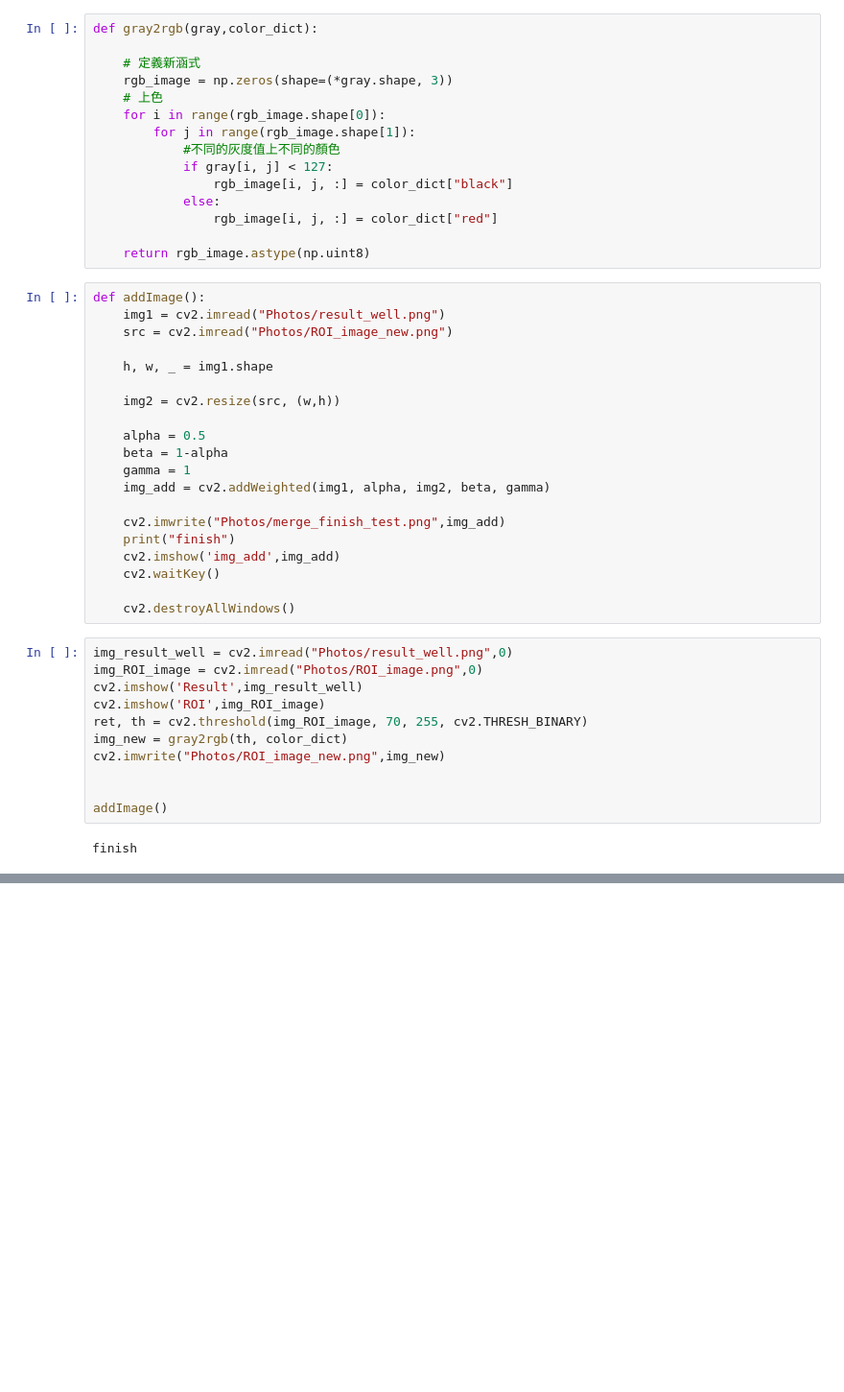
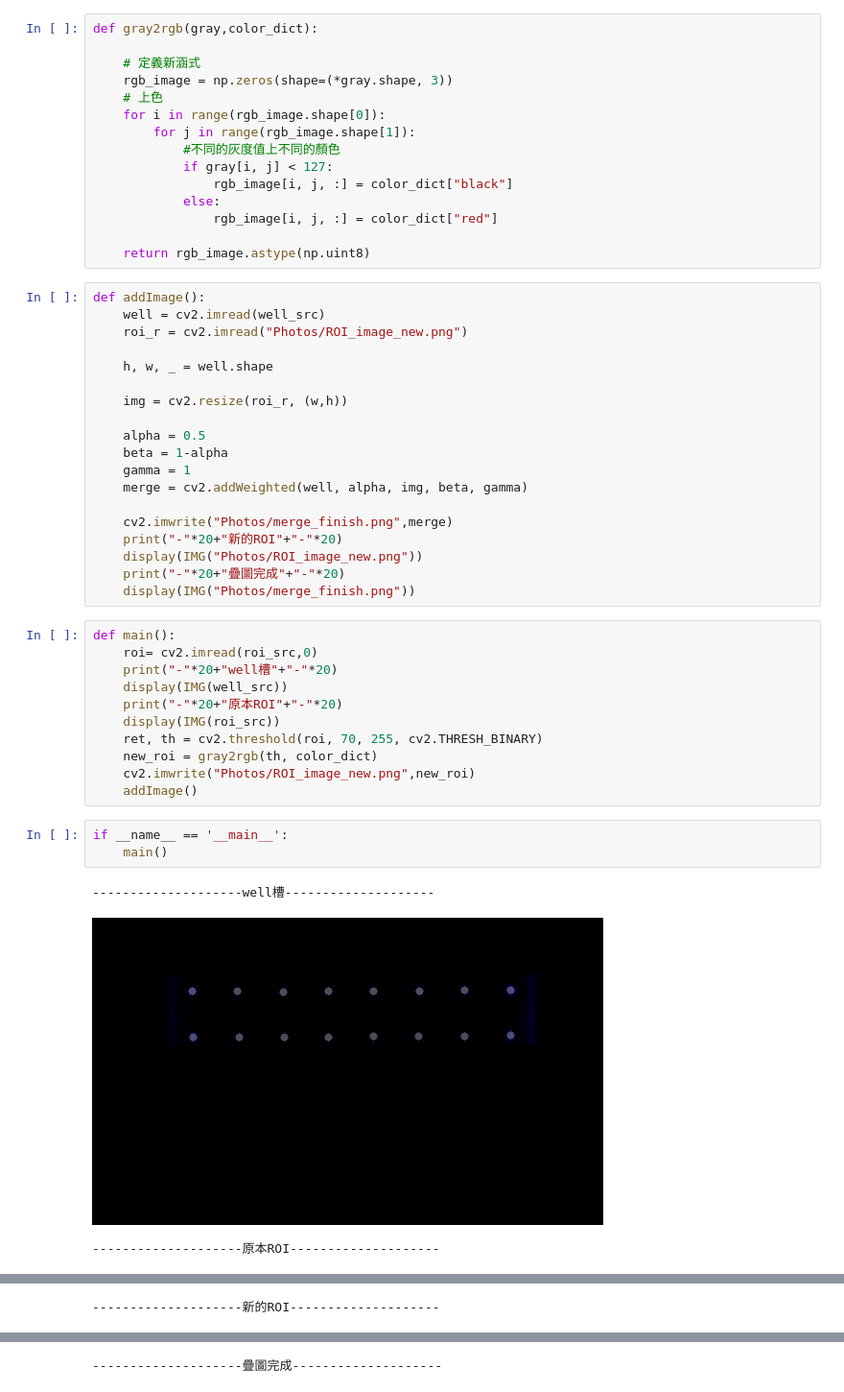
Before and after one commit to wwlouis00/autoupdate_chromeDriver, a Jupyter notebook: merge.ipynb, the cells around one changed output, grey strips where cells are left out. Shown at 96% size. Cells and saved outputs as stored; diff of their text form; blank space fills up the shorter version.

Commit message:
update result

```diff
--- a/merge.ipynb
+++ b/merge.ipynb
@@ -23,34 +31,38 @@ def gray2rgb(gray,color_dict):
     return rgb_image.astype(np.uint8)
 # %%
 def addImage():
-    img1 = cv2.imread("Photos/result_well.png")
-    src = cv2.imread("Photos/ROI_image_new.png")
+    well = cv2.imread(well_src)
+    roi_r = cv2.imread("Photos/ROI_image_new.png")
 
-    h, w, _ = img1.shape
+    h, w, _ = well.shape
 
-    img2 = cv2.resize(src, (w,h))
+    img = cv2.resize(roi_r, (w,h))
 
     alpha = 0.5
     beta = 1-alpha
     gamma = 1
-    img_add = cv2.addWeighted(img1, alpha, img2, beta, gamma)
+    merge = cv2.addWeighted(well, alpha, img, beta, gamma)
 
-    cv2.imwrite("Photos/merge_finish_test.png",img_add)
-    print("finish")
-    cv2.imshow('img_add',img_add)
-    cv2.waitKey()
-
-    cv2.destroyAllWindows()
+    cv2.imwrite("Photos/merge_finish.png",merge)
+    print("-"*20+"新的ROI"+"-"*20)
+    display(IMG("Photos/ROI_image_new.png"))
+    print("-"*20+"疊圖完成"+"-"*20)
+    display(IMG("Photos/merge_finish.png"))
 # %%
-img_result_well = cv2.imread("Photos/result_well.png",0)
-img_ROI_image = cv2.imread("Photos/ROI_image.png",0)
-cv2.imshow('Result',img_result_well)
-cv2.imshow('ROI',img_ROI_image)
-ret, th = cv2.threshold(img_ROI_image, 70, 255, cv2.THRESH_BINARY)
-img_new = gray2rgb(th, color_dict)
-cv2.imwrite("Photos/ROI_image_new.png",img_new)
-
-
-addImage()
+def main():
+    roi= cv2.imread(roi_src,0)
+    print("-"*20+"well槽"+"-"*20)
+    display(IMG(well_src))
+    print("-"*20+"原本ROI"+"-"*20)
+    display(IMG(roi_src))
+    ret, th = cv2.threshold(roi, 70, 255, cv2.THRESH_BINARY)
+    new_roi = gray2rgb(th, color_dict)
+    cv2.imwrite("Photos/ROI_image_new.png",new_roi)
+    addImage()
-# %% [output]
-finish
+# %%
+if __name__ == '__main__':
+    main()
+# %% [output]
+--------------------well槽--------------------
+[figure, added]
+--------------------原本ROI--------------------
@@ -56,0 +70 @@ finish
+--------------------新的ROI--------------------
@@ -56,0 +72 @@ finish
+--------------------疊圖完成--------------------
```
Also changed, not shown: parts of 4 cells of this notebook, 2 other files.
